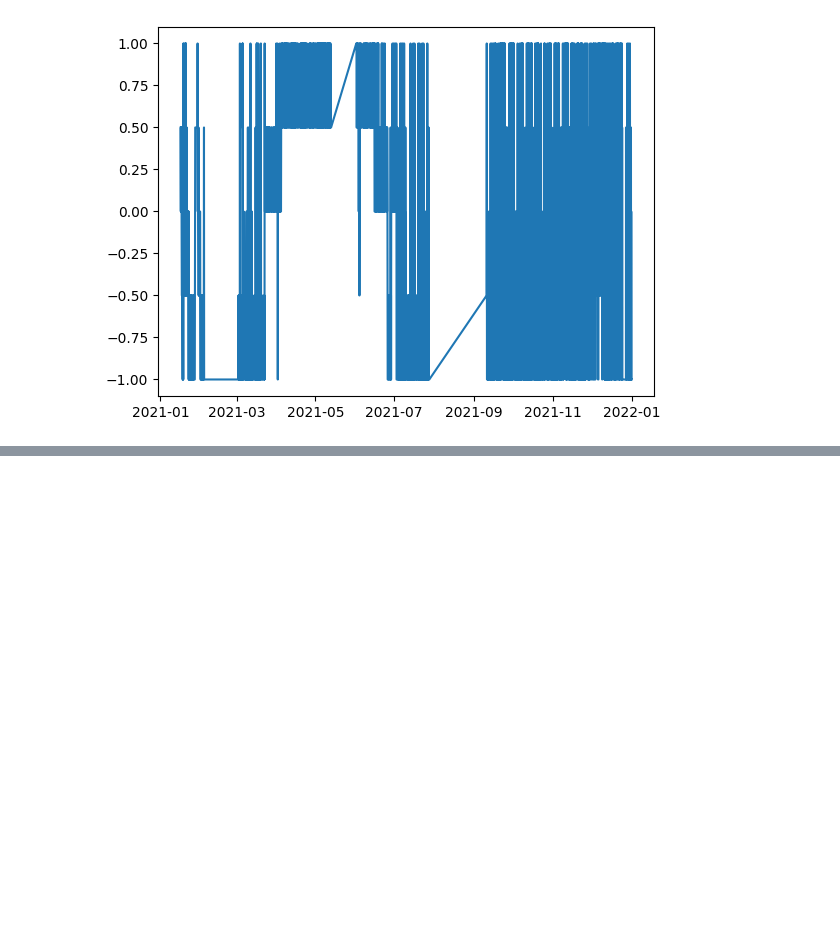
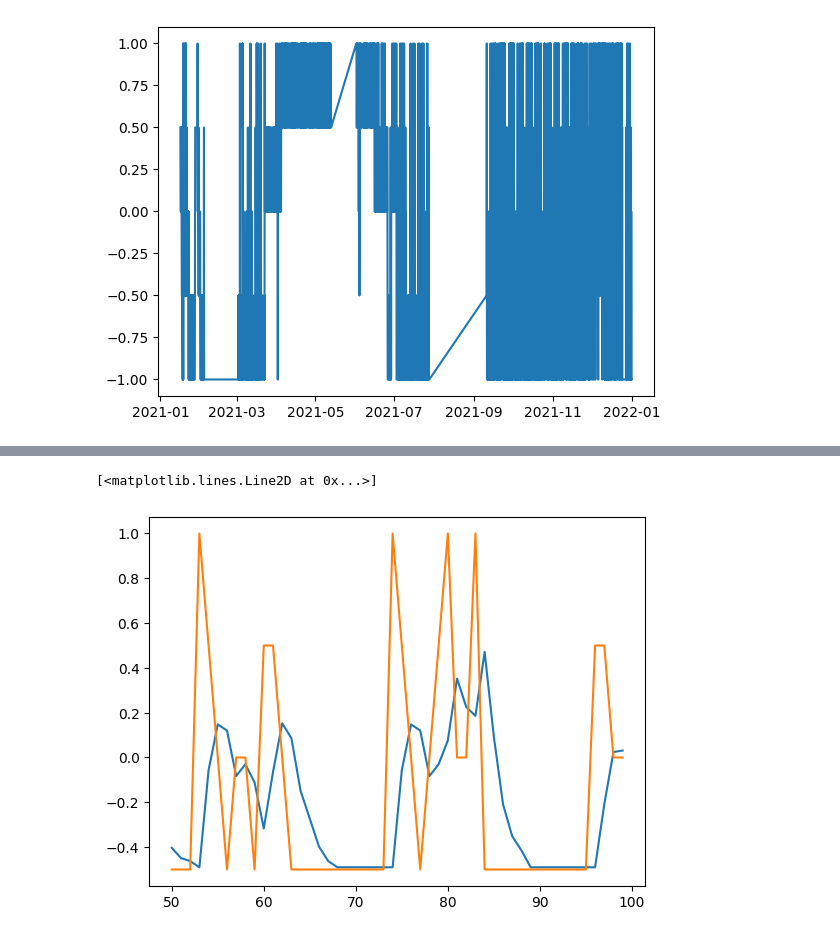
Before and after one commit to SendNugg3ts/CSC, a Jupyter notebook: ModeloKaggleNB.ipynb, the cells around one changed output, grey strips where cells are left out. Cells and saved outputs as stored; diff of their text form; code cells hidden in the pictures; blank space fills up the shorter version.

```diff
--- a/ModeloKaggleNB.ipynb
+++ b/ModeloKaggleNB.ipynb
@@ -72,0 +117,5 @@ def df_to_X_y(df, window_size=5):
+# %%
+cp1 = ModelCheckpoint('model1/', save_best_only=True)
+model1.compile(loss=MeanSquaredError(), optimizer=Adam(learning_rate=0.0001), metrics=[RootMeanSquaredError()])
+# %%
+model1.fit(X_train1, y_train1, validation_data=(X_val1, y_val1), epochs=10, callbacks=[cp1])
@@ -72,0 +142,7 @@ def df_to_X_y(df, window_size=5):
+# %%
+from tensorflow.keras.models import load_model
+model1 = load_model('model1/')
+# %%
+train_predictions = model1.predict(X_train1).flatten()
+train_results = pd.DataFrame(data={'Train Predictions':train_predictions, 'Actuals':y_train1})
+train_results
@@ -72,0 +164,7 @@ def df_to_X_y(df, window_size=5):
+# %%
+import matplotlib.pyplot as plt
+plt.plot(train_results['Train Predictions'][50:100])
+plt.plot(train_results['Actuals'][50:100])
+# %% [output]
+[<matplotlib.lines.Line2D at 0x...>]
+[figure, added]
```
Also changed, not shown: parts of 14 cells of this notebook, 5 other files.
